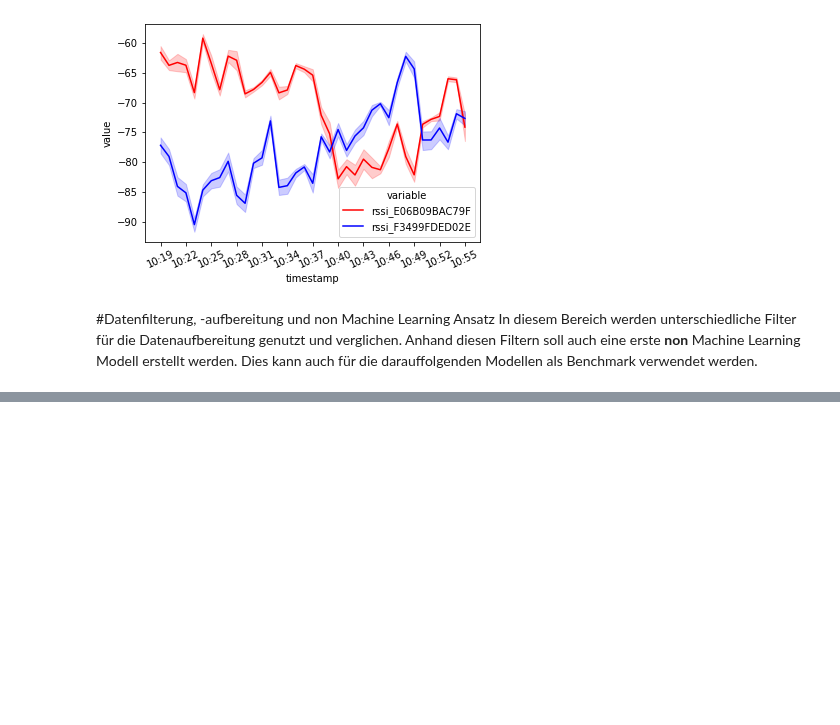
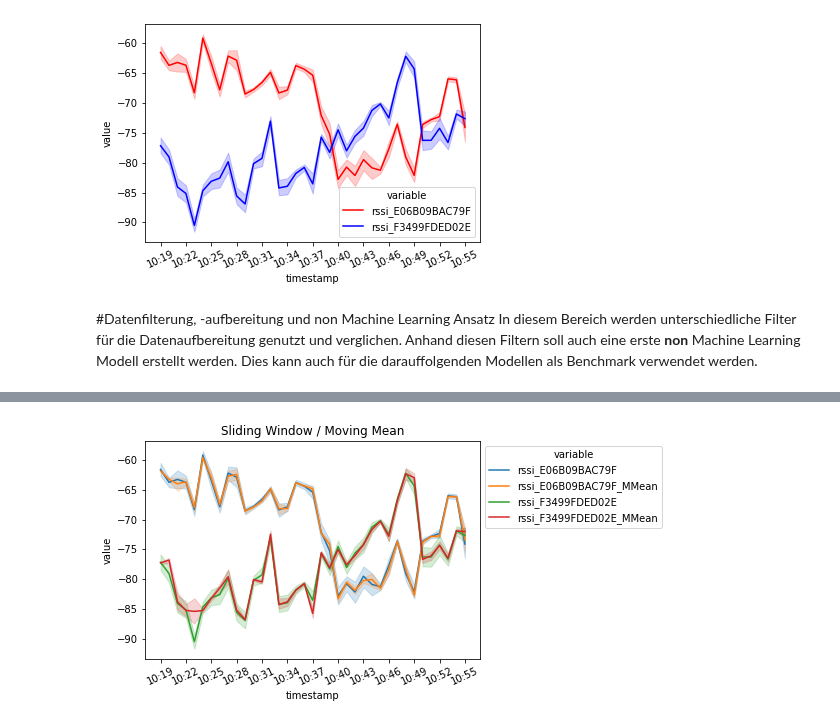
Before and after one commit to wagneced/IndoorTrackingML, a Jupyter notebook: IndoorTrackingML.ipynb, the cells around one changed output, grey strips where cells are left out. Drawn from its saved outputs; the diff is of its cells as text; code cells hidden in the pictures; blank space fills up the shorter version.

```diff
--- a/IndoorTrackingML.ipynb
+++ b/IndoorTrackingML.ipynb
@@ -279,0 +331,15 @@ In diesem Bereich werden unterschiedliche Filter für die Datenaufbereitung genu
+# %%
+#Show moving mean
+majorminor = filteredDf.majorminor.unique()
+df = filteredDf.loc[filteredDf.majorminor == majorminor[0],(rssi_column_names + rssi_moving_mean + ["timestamp"])]
+df.timestamp = pd.to_datetime(df.timestamp,unit='s').dt.strftime('%H:%M')
+df = pd.melt(df, ['timestamp']).sort_values(['timestamp','variable'])
+ax = sns.lineplot(x='timestamp', y='value', hue='variable',
+             data=df)
+plt.title("Sliding Window / Moving Mean")
+ax.set_xticks(ax.get_xticks()[::3])
+ax.set_xticklabels(ax.get_xticklabels(), rotation=25)
+sns.move_legend(ax, "upper left", bbox_to_anchor=(1, 1))
+plt.show()
+# %% [output]
+[figure, added]
```
Also changed, not shown: parts of 8 cells of this notebook.
